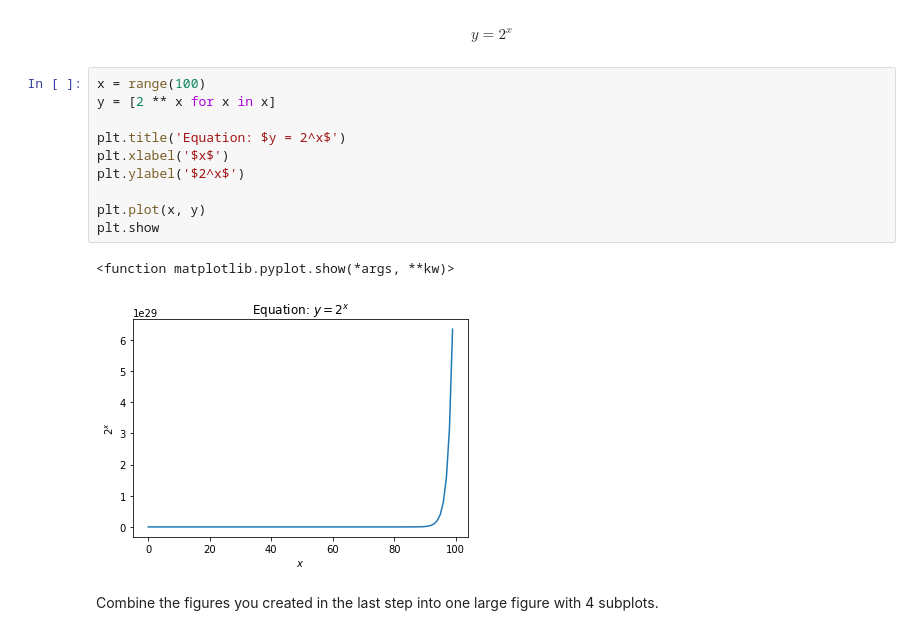
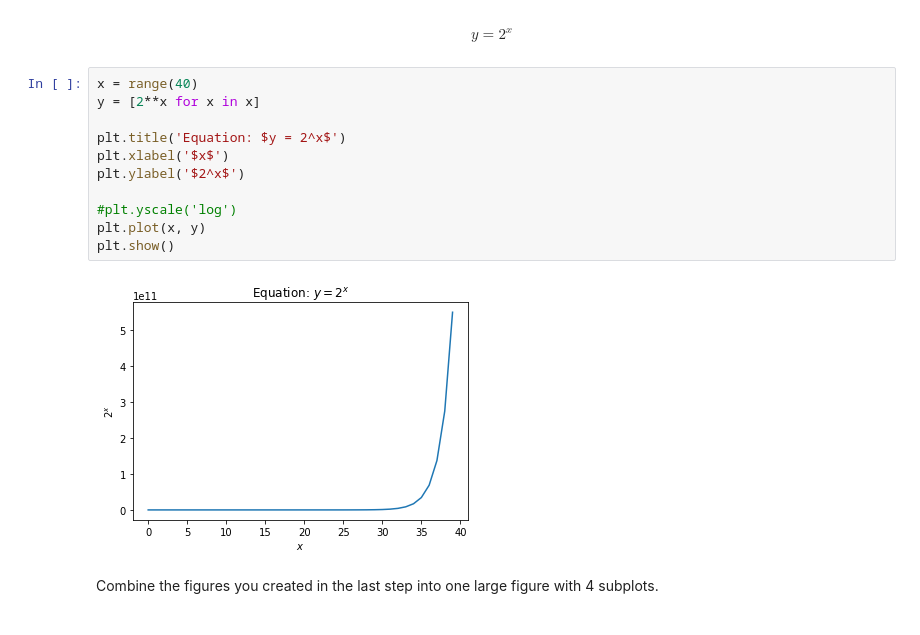
Before and after one commit to brandireger/python-exercises, a Jupyter notebook: 4.8.2_matplotlib_exercises.ipynb, the cells around one changed output. Cells and saved outputs as stored; diff of their text form.

```diff
--- a/4.8.2_matplotlib_exercises.ipynb
+++ b/4.8.2_matplotlib_exercises.ipynb
@@ -88,18 +124,18 @@ $$
 y = 2^x
 $$
 # %%
-x = range(100)
-y = [2 ** x for x in x]
+x = range(40)
+y = [2**x for x in x]
 
 plt.title('Equation: $y = 2^x$')
 plt.xlabel('$x$')
 plt.ylabel('$2^x$')
 
+#plt.yscale('log')
 plt.plot(x, y)
-plt.show
+plt.show()
 # %% [output]
-<function matplotlib.pyplot.show(*args, **kw)>
-[figure, old version]
+[figure, new version]
 # %% [markdown]
 Combine the figures you created in the last step into one large figure with 4 subplots.
 # %%
```
Also changed, not shown: parts of 7 cells of this notebook, 2 other files.
